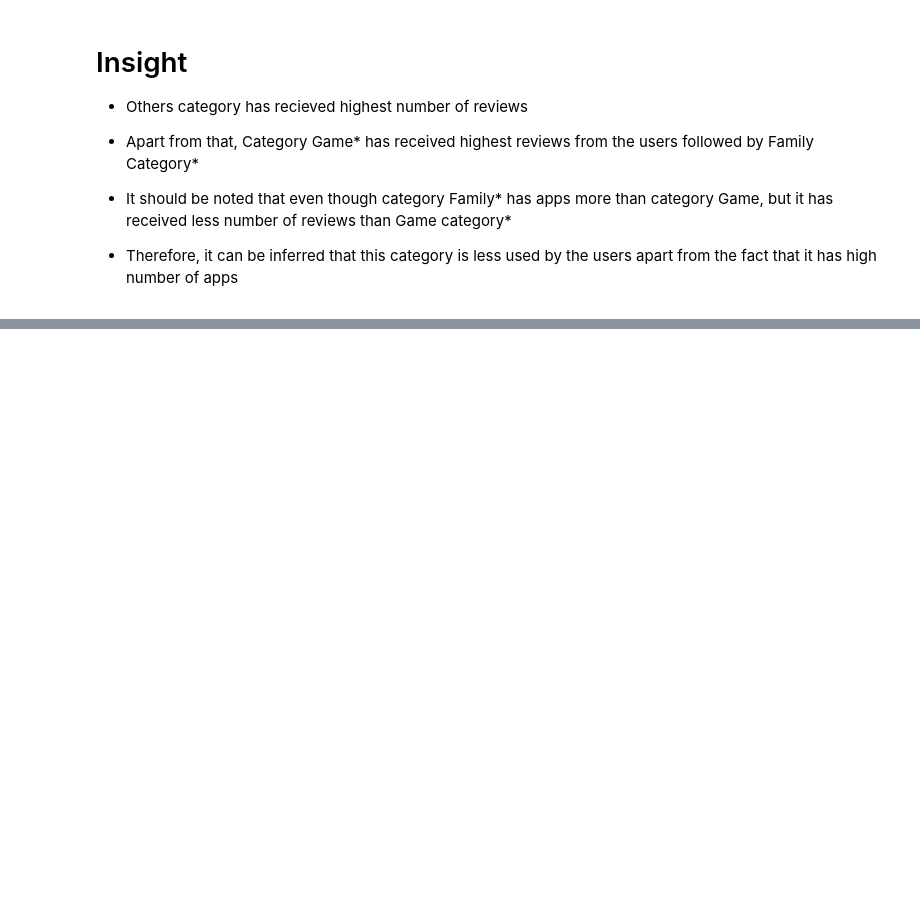
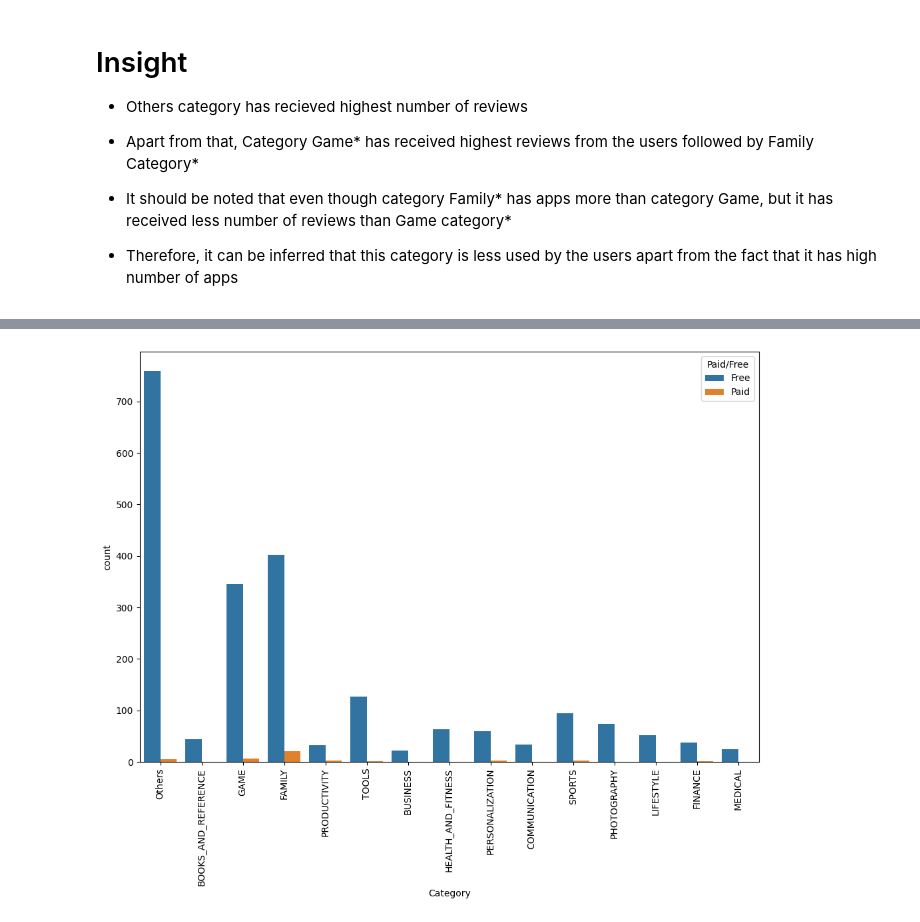
Before and after one commit to HunterKane/University-of-Texas-AI-ML-Projects-, a Jupyter notebook: Practice 1 Google Play Store Case Study - EDA Analysis/Google_Play_Store_Case_Study.ipynb, the cells around one changed output, grey strips where cells are left out. Saved outputs shown, nothing was run; the diff lists cells and outputs as text; code cells hidden in the pictures; blank space fills up the shorter version.

```diff
--- a/Practice 1 Google Play Store Case Study - EDA Analysis/Google_Play_Store_Case_Study.ipynb
+++ b/Practice 1 Google Play Store Case Study - EDA Analysis/Google_Play_Store_Case_Study.ipynb
@@ -498,0 +552,7 @@ plt.xticks(rotation = 90);
+# %%
+#Observation of Ad supported, Categiry and Paid/Free
+plt.figure(figsize=(12,8))
+sns.countplot(data=df[df['Ad Supported']=='Yes'], x='Category', hue='Paid/Free')
+plt.xticks(rotation=90);
+# %% [output]
+[figure, added]
```
Also changed, not shown: parts of 14 cells of this notebook.
